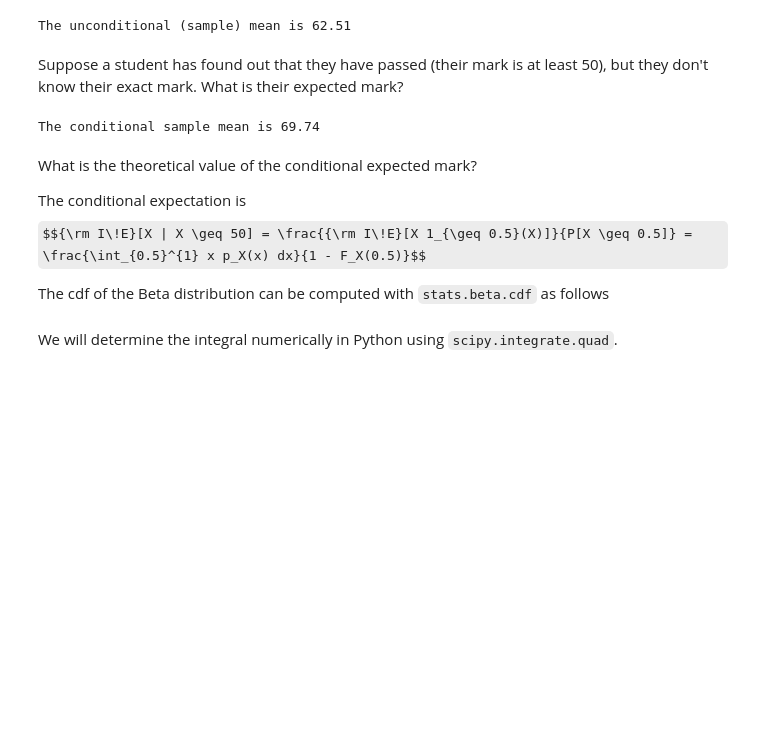
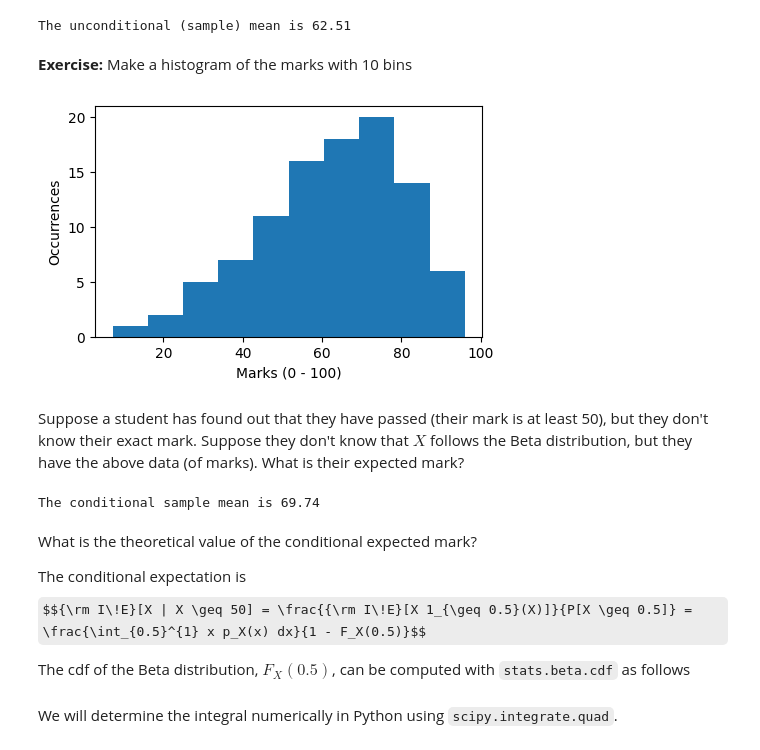
Before and after one commit to Gijinkstra/EstimationTheoryNotebooks, a Jupyter notebook: intro/3_conditioning.ipynb, the cells around one changed output. Saved outputs shown, nothing was run; the diff lists cells and outputs as text; code cells hidden in the pictures; some formulas as TeX source; blank space fills up the shorter version.

```diff
--- a/intro/3_conditioning.ipynb
+++ b/intro/3_conditioning.ipynb
@@ -22,8 +22,19 @@ print(f"The unconditional (sample) mean is {mean_uncond:.2f}")
 # Increase the number of students and see what happens
 # %% [output]
 The unconditional (sample) mean is 62.51
+# %% [markdown]
+**Exercise:** Make a histogram of the marks with 10 bins
+# %%
+# Your code goes here
+plt.figure(figsize=(5, 3))
+plt.hist(marks, bins=10)
+plt.xlabel("Marks (0 - 100)")
+plt.ylabel("Occurrences")
+plt.show()
+# %% [output]
+[figure, added]
 # %% [markdown]
-Suppose a student has found out that they have passed (their mark is at least 50), but they don't know their exact mark. What is their expected mark?
+Suppose a student has found out that they have passed (their mark is at least 50), but they don't know their exact mark. Suppose they don't know that $X$ follows the Beta distribution, but they have the above data (of marks). What is their expected mark?
 # %%
 # Conditional mean **GIVEN** that the mark is above 50
 mean_cond = marks[marks >= 50].mean()
@@ -36,7 +47,7 @@ What is the theoretical value of the conditional expected mark?
 The conditional expectation is
 $${\rm I\!E}[X | X \geq 50] = \frac{{\rm I\!E}[X 1_{\geq 0.5}(X)]}{P[X \geq 0.5]} = \frac{\int_{0.5}^{1} x p_X(x) dx}{1 - F_X(0.5)}$$
 
-The cdf of the Beta distribution can be computed with `stats.beta.cdf` as follows
+The cdf of the Beta distribution, $F_X(0.5)$, can be computed with `stats.beta.cdf` as follows
 # %%
 prob_x_leq_50 = stats.beta.cdf(0.5, alpha, beta)
 # %% [markdown]
```
Also changed, not shown: 5 other files.
